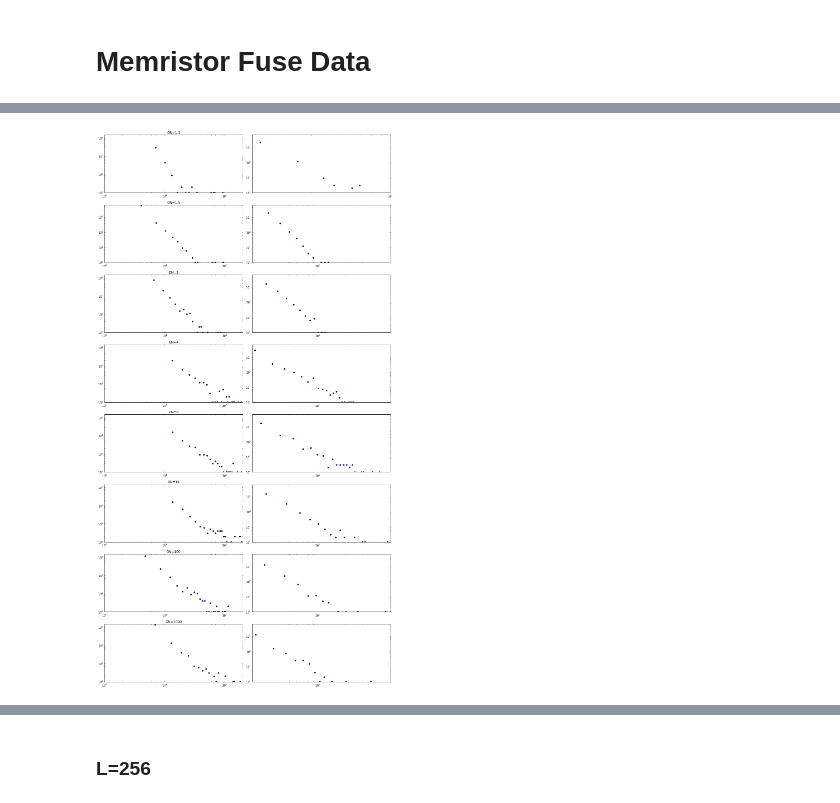
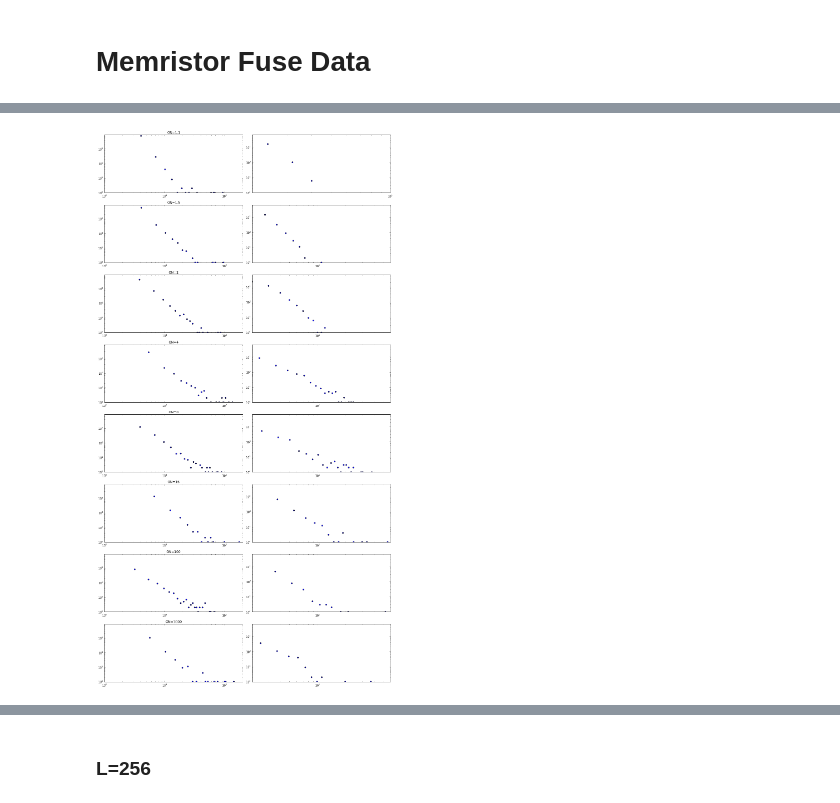
Before and after one commit to forrestsheldon/memNets, a Jupyter notebook: Memristor_Fuse_Data.ipynb, the cells around one changed output, grey strips where cells are left out. Cells and saved outputs as stored; diff of their text form; code cells hidden in the pictures.

```diff
--- a/Memristor_Fuse_Data.ipynb
+++ b/Memristor_Fuse_Data.ipynb
@@ -102,40 +125,40 @@ fig.tight_layout()
 # %%
-#avalanches_L128_p6_ON1_1 = avalanches_L128_p6_ON1_1[1000:5000]
+avalanches_L128_p6_ON1_1 = avalanches_L128_p6_ON1_1[500:]
 hist_L128_p6_ON1_1, bins_L128_p6_ON1_1 = np.histogram(avalanches_L128_p6_ON1_1[
                                          np.logical_and(avalanches_L128_p6_ON1_1>0, avalanches_L128_p6_ON1_1<100)], bins=30)
 hist_steps_L128_p6_ON1_1, bins_steps_L128_p6_ON1_1 = np.histogram(steps_L128_p6_ON1_1[avalanches_L128_p6_ON1_1>0], bins=10)
 
-#avalanches_L128_p6_ON1_5 = avalanches_L128_p6_ON1_5[4000:8000]
+avalanches_L128_p6_ON1_5 = avalanches_L128_p6_ON1_5[500:]
 hist_L128_p6_ON1_5, bins_L128_p6_ON1_5 = np.histogram(avalanches_L128_p6_ON1_5[
                                          np.logical_and(avalanches_L128_p6_ON1_5>0, avalanches_L128_p6_ON1_5<100)], bins=30)
 hist_steps_L128_p6_ON1_5, bins_steps_L128_p6_ON1_5 = np.histogram(steps_L128_p6_ON1_5[avalanches_L128_p6_ON1_5>0], bins=12)
 
-#avalanches_L128_p6_ON2 = avalanches_L128_p6_ON2[100:4000]
+avalanches_L128_p6_ON2 = avalanches_L128_p6_ON2[500:]
 hist_L128_p6_ON2, bins_L128_p6_ON2 = np.histogram(avalanches_L128_p6_ON2[
                                          np.logical_and(avalanches_L128_p6_ON2>0, avalanches_L128_p6_ON2<100)], bins=30)
 hist_steps_L128_p6_ON2, bins_steps_L128_p6_ON2 = np.histogram(steps_L128_p6_ON2[avalanches_L128_p6_ON2>0], bins=12)
 
-#avalanches_L128_p6_ON4 = avalanches_L128_p6_ON4[100:4000]
+avalanches_L128_p6_ON4 = avalanches_L128_p6_ON4[500:]
 hist_L128_p6_ON4, bins_L128_p6_ON4 = np.histogram(avalanches_L128_p6_ON4[
                                          np.logical_and(avalanches_L128_p6_ON4>0, avalanches_L128_p6_ON4<200)], bins=30)
 hist_steps_L128_p6_ON4, bins_steps_L128_p6_ON4 = np.histogram(steps_L128_p6_ON4[avalanches_L128_p6_ON4>0], bins=20)
 
-#avalanches_L128_p6_ON8 = avalanches_L128_p6_ON8[400:1900]
+avalanches_L128_p6_ON8 = avalanches_L128_p6_ON8[500:]
 hist_L128_p6_ON8, bins_L128_p6_ON8 = np.histogram(avalanches_L128_p6_ON8[
                                          np.logical_and(avalanches_L128_p6_ON8>0, avalanches_L128_p6_ON8<200)], bins=30)
 hist_steps_L128_p6_ON8, bins_steps_L128_p6_ON8 = np.histogram(steps_L128_p6_ON8[avalanches_L128_p6_ON8>0], bins=30)
 
-#avalanches_L128_p6_ON16 = avalanches_L128_p6_ON16[1000:2300]
+avalanches_L128_p6_ON16 = avalanches_L128_p6_ON16[500:]
 hist_L128_p6_ON16, bins_L128_p6_ON16 = np.histogram(avalanches_L128_p6_ON16[
                                          np.logical_and(avalanches_L128_p6_ON16>0, avalanches_L128_p6_ON16<200)], bins=30)
 hist_steps_L128_p6_ON16, bins_steps_L128_p6_ON16 = np.histogram(steps_L128_p6_ON16[avalanches_L128_p6_ON16>0], bins=30)
 
-#avalanches_L128_p6_ON100 = avalanches_L128_p6_ON100[400:1900]
+avalanches_L128_p6_ON100 = avalanches_L128_p6_ON100[500:]
 hist_L128_p6_ON100, bins_L128_p6_ON100 = np.histogram(avalanches_L128_p6_ON100[
                                          np.logical_and(avalanches_L128_p6_ON100>0, avalanches_L128_p6_ON100<200)], bins=30)
 hist_steps_L128_p6_ON100, bins_steps_L128_p6_ON100 = np.histogram(steps_L128_p6_ON100[avalanches_L128_p6_ON100>0], bins=30)
 
-#avalanches_L128_p6_ON1000 = avalanches_L128_p6_ON1000[400:1900]
+avalanches_L128_p6_ON1000 = avalanches_L128_p6_ON1000[500:]
 hist_L128_p6_ON1000, bins_L128_p6_ON1000 = np.histogram(avalanches_L128_p6_ON1000[
                                          np.logical_and(avalanches_L128_p6_ON1000>0, avalanches_L128_p6_ON1000<200)], bins=30)
 hist_steps_L128_p6_ON1000, bins_steps_L128_p6_ON1000 = np.histogram(steps_L128_p6_ON1000[avalanches_L128_p6_ON1000>0], bins=30)
@@ -145,7 +168,7 @@ fig, ax = plt.subplots(8, 2, figsize=(15, 28))
 ax[0,0].scatter(bins_L128_p6_ON1_1[1:], hist_L128_p6_ON1_1, c='b')
 ax[0,0].set_title('ON=1.1')
 ax[0,0].set_xlim(1, 200)
-ax[0,0].set_ylim(1, 1500)
+ax[0,0].set_ylim(1, 9000)
 
 ax[0,1].scatter(bins_steps_L128_p6_ON1_1[1:], hist_steps_L128_p6_ON1_1)
 ax[0,1].set_xlim(2, 10)
@@ -154,7 +177,7 @@ ax[0,1].set_ylim(1, 6500)
 ax[1,0].scatter(bins_L128_p6_ON1_5[1:], hist_L128_p6_ON1_5, c='b')
 ax[1,0].set_title('ON=1.5')
 ax[1,0].set_xlim(1, 200)
-ax[1,0].set_ylim(1, 6500)
+ax[1,0].set_ylim(1, 9000)
 
 ax[1,1].scatter(bins_steps_L128_p6_ON1_5[1:], hist_steps_L128_p6_ON1_5)
 ax[1,1].set_xlim(2, 60)
@@ -163,7 +186,7 @@ ax[1,1].set_ylim(1, 6500)
 ax[2,0].scatter(bins_L128_p6_ON2[1:], hist_L128_p6_ON2, c='b')
 ax[2,0].set_title('ON=2')
 ax[2,0].set_xlim(1, 200)
-ax[2,0].set_ylim(1, 1500)
+ax[2,0].set_ylim(1, 9000)
 
 ax[2,1].scatter(bins_steps_L128_p6_ON2[1:], hist_steps_L128_p6_ON2)
 ax[2,1].set_xlim(2, 60)
@@ -172,7 +195,7 @@ ax[2,1].set_ylim(1, 6500)
 ax[3,0].scatter(bins_L128_p6_ON4[1:], hist_L128_p6_ON4, c='b')
 ax[3,0].set_title('ON=4')
 ax[3,0].set_xlim(1, 200)
-ax[3,0].set_ylim(1, 1500)
+ax[3,0].set_ylim(1, 9000)
 
 ax[3,1].scatter(bins_steps_L128_p6_ON4[1:], hist_steps_L128_p6_ON4)
 ax[3,1].set_xlim(2, 60)
@@ -181,7 +204,7 @@ ax[3,1].set_ylim(1, 6500)
 ax[4,0].scatter(bins_L128_p6_ON8[1:], hist_L128_p6_ON8, c='b')
 ax[4,0].set_title('ON=8')
 ax[4,0].set_xlim(1, 200)
-ax[4,0].set_ylim(1, 1500)
+ax[4,0].set_ylim(1, 9000)
 
 ax[4,1].scatter(bins_steps_L128_p6_ON8[1:], hist_steps_L128_p6_ON8)
 ax[4,1].set_xlim(2, 60)
@@ -190,37 +213,37 @@ ax[4,1].set_ylim(1, 6500)
 ax[5,0].scatter(bins_L128_p6_ON16[1:], hist_L128_p6_ON16, c='b')
 ax[5,0].set_title('ON=16')
 ax[5,0].set_xlim(1, 200)
-ax[5,0].set_ylim(1, 1500)
+ax[5,0].set_ylim(1, 9000)
 
 ax[5,1].scatter(bins_steps_L128_p6_ON16[1:], hist_steps_L128_p6_ON16)
 ax[5,1].set_xlim(2, 60)
 ax[5,1].set_ylim(1, 6500)
 
 ax[6,0].scatter(bins_L128_p6_ON100[1:], hist_L128_p6_ON100, c='b')
 ax[6,0].set_title('ON=100')
 ax[6,0].set_xlim(1, 200)
-ax[6,0].set_ylim(1, 1500)
+ax[6,0].set_ylim(1, 9000)
 
 ax[6,1].scatter(bins_steps_L128_p6_ON100[1:], hist_steps_L128_p6_ON100)
 ax[6,1].set_xlim(2, 60)
 ax[6,1].set_ylim(1, 6500)
 
 ax[7,0].scatter(bins_L128_p6_ON1000[1:], hist_L128_p6_ON1000, c='b')
 ax[7,0].set_title('ON=1000')
 ax[7,0].set_xlim(1, 200)
-ax[7,0].set_ylim(1, 1500)
+ax[7,0].set_ylim(1, 9000)
 
 ax[7,1].scatter(bins_steps_L128_p6_ON1000[1:], hist_steps_L128_p6_ON1000)
 ax[7,1].set_xlim(2, 60)
 ax[7,1].set_ylim(1, 6500)
 
 
 for plot_row in ax:
     for a in plot_row:
         a.set_xscale('log')
         a.set_yscale('log')
 
 
 fig.tight_layout()
 # %% [output]
-[figure, old version]
+[figure, new version]
```
Also changed, not shown: parts of 9 cells of this notebook, 2 other files.
